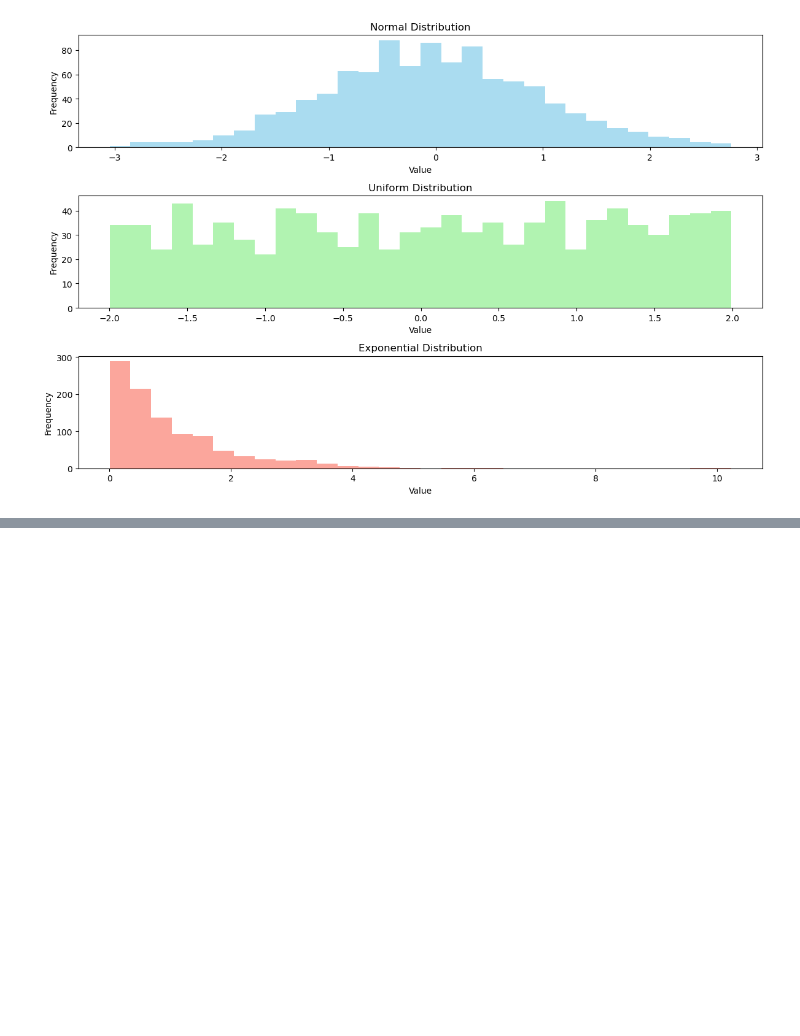
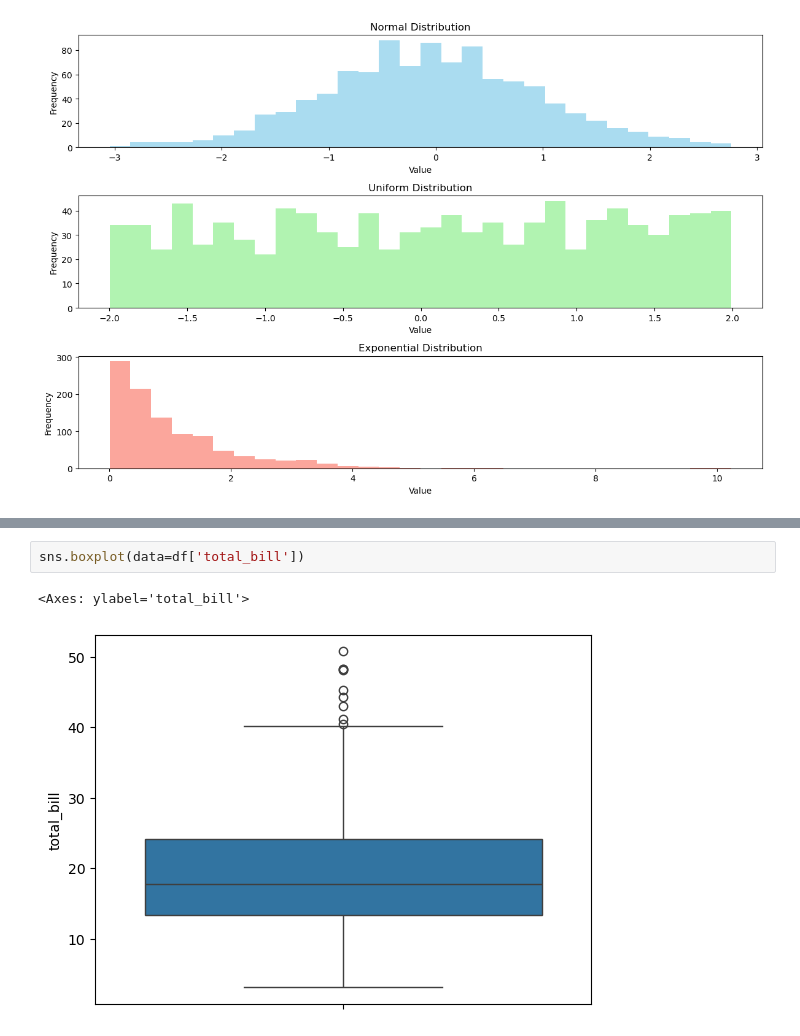
Before and after one commit to waseem-development/AI-NAVTTC, a Jupyter notebook: python/pandas/Statistics_In_Python/3_distribution.ipynb, the cells around one changed output, grey strips where cells are left out. Saved outputs shown, nothing was run; the diff lists cells and outputs as text; blank space fills up the shorter version.

```diff
--- a/python/pandas/Statistics_In_Python/3_distribution.ipynb
+++ b/python/pandas/Statistics_In_Python/3_distribution.ipynb
@@ -102,0 +156,5 @@ plt.show()
+# %%
+sns.boxplot(data=df['total_bill'])
+# %% [output]
+<Axes: ylabel='total_bill'>
+[figure, added]
```
Also changed, not shown: parts of 18 cells of this notebook, 5 other files.
